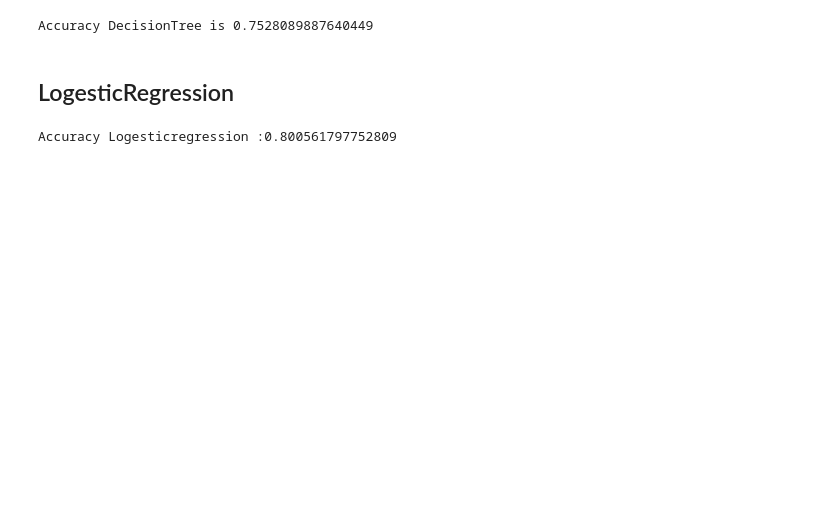
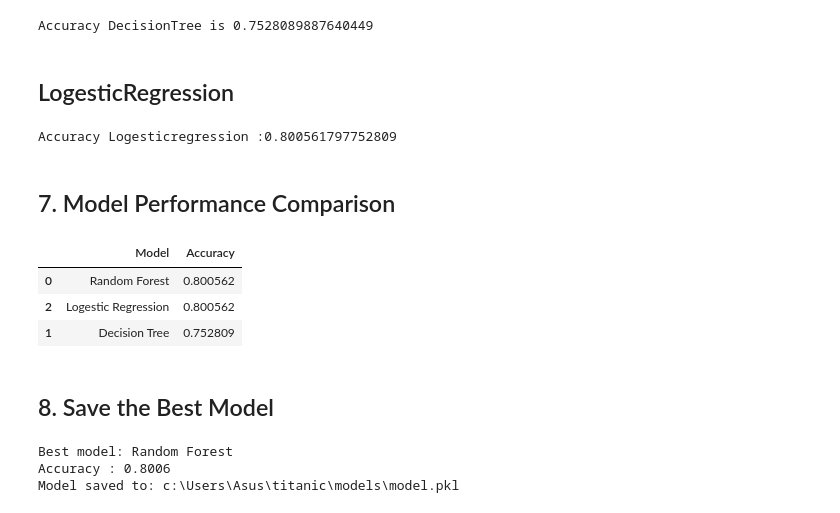
Before and after one commit to dinasalehi/titanic, a Jupyter notebook: notebooks/03_modeling.ipynb, the cells around one changed output. Drawn from its saved outputs; the diff is of its cells as text; code cells hidden in the pictures; blank space fills up the shorter version.

```diff
--- a/notebooks/03_modeling.ipynb
+++ b/notebooks/03_modeling.ipynb
@@ -149,7 +149,7 @@ rd_param_grid={'n_estimators':[100,200],
                'min_samples_split':[2,5,10]
                ,'min_samples_leaf':[1,2,4],
                'max_features':['log2','sqrt']}
-best_rf,predictions_rf,acc_rf=tree_models(rd_model,rd_param_grid,x_train,x_test,y_train,y_test)
+best_rf,predictions_rf,acc_rf=train_model(rd_model,rd_param_grid,x_train,x_test,y_train,y_test)
 # %%
 print(f'RandomForestClassifier accuracy: {acc_rf}')
 # %% [output]
@@ -162,7 +162,7 @@ dt_param_grid={'max_depth':[5,6,8,None],
                'min_samples_split':[2,5,10]
                ,'min_samples_leaf':[2,4,5],
                'max_features':['log2','sqrt']}
-best_dt,params_dt,acc_dt=tree_models(dt,dt_param_grid,x_train,x_test,y_train,y_test)
+best_dt,params_dt,acc_dt=train_model(dt,dt_param_grid,x_train,x_test,y_train,y_test)
 # %%
 print(f'Accuracy DecisionTree is {acc_dt}')
 # %% [output]
@@ -173,10 +173,25 @@ Accuracy DecisionTree is 0.7528089887640449
 log_reg=LogisticRegression(solver='liblinear',random_state=42)
 log_reg_params={'C':[0.001,0.01,0.1,1],
                 'penalty':['l1','l2']}
-best_log_reg,predictions_log_reg,acc_log_reg=logestic_model(log_reg,log_reg_params,x_train_scaled,x_test_scaled,y_train,y_test)
+best_log_reg,predictions_log_reg,acc_log_reg=train_model(log_reg,log_reg_params,x_train_scaled,x_test_scaled,y_train,y_test)
+# best_log_reg,predictions_log_reg,acc_log_reg=logestic_model(log_reg,log_reg_params,x_train_scaled,x_test_scaled,y_train,y_test)
 # %%
 print(f'Accuracy Logesticregression :{acc_log_reg}')
 # %% [output]
 Accuracy Logesticregression :0.800561797752809
+# %% [markdown]
+## 7. Model Performance Comparison
 # %%
-best_log_reg,predictions_log_reg,acc_log_reg=tree_models(log_reg,log_reg_params,x_train_scaled,x_test_scaled,y_train,y_test)
+comparison = pd.DataFrame({
+    "Model": ["Random Forest", "Decision Tree","Logestic Regression"],
+    "Accuracy":[acc_rf,acc_dt,acc_log_reg]
+
+})
+
+comparison = comparison.sort_values("Accuracy", ascending=False)
+comparison
+# %% [output]
+|  | Model | Accuracy |
+| 0 | Random Forest | 0.800562 |
+| 2 | Logestic Regression | 0.800562 |
+| 1 | Decision Tree | 0.752809 |
@@ -184,0 +198,27 @@ print(f'Accuracy Logesticregression :{acc_log_reg}')
+# %% [markdown]
+## 8. Save the Best Model
+# %%
+import joblib
+
+MODEL_PATH = PROJECT_ROOT / "models" / "model.pkl"
+
+models = {
+    "Random Forest": (best_rf, acc_rf),
+    "Desicion Tree": (best_dt, acc_dt),
+    "logestic_model":(best_log_reg,acc_log_reg)
+}
+
+best_name, (best_model, best_accuracy) = max(
+    models.items(),
+    key=lambda x: x[1][1]
+)
+
+joblib.dump(best_model, MODEL_PATH)
+
+print(f"Best model: {best_name}")
+print(f"Accuracy : {best_accuracy:.4f}")
+print(f"Model saved to: {MODEL_PATH}")
+# %% [output]
+Best model: Random Forest
+Accuracy : 0.8006
+Model saved to: c:\Users\Asus\titanic\models\model.pkl
```
Also changed, not shown: parts of 4 cells of this notebook, 4 other files.
